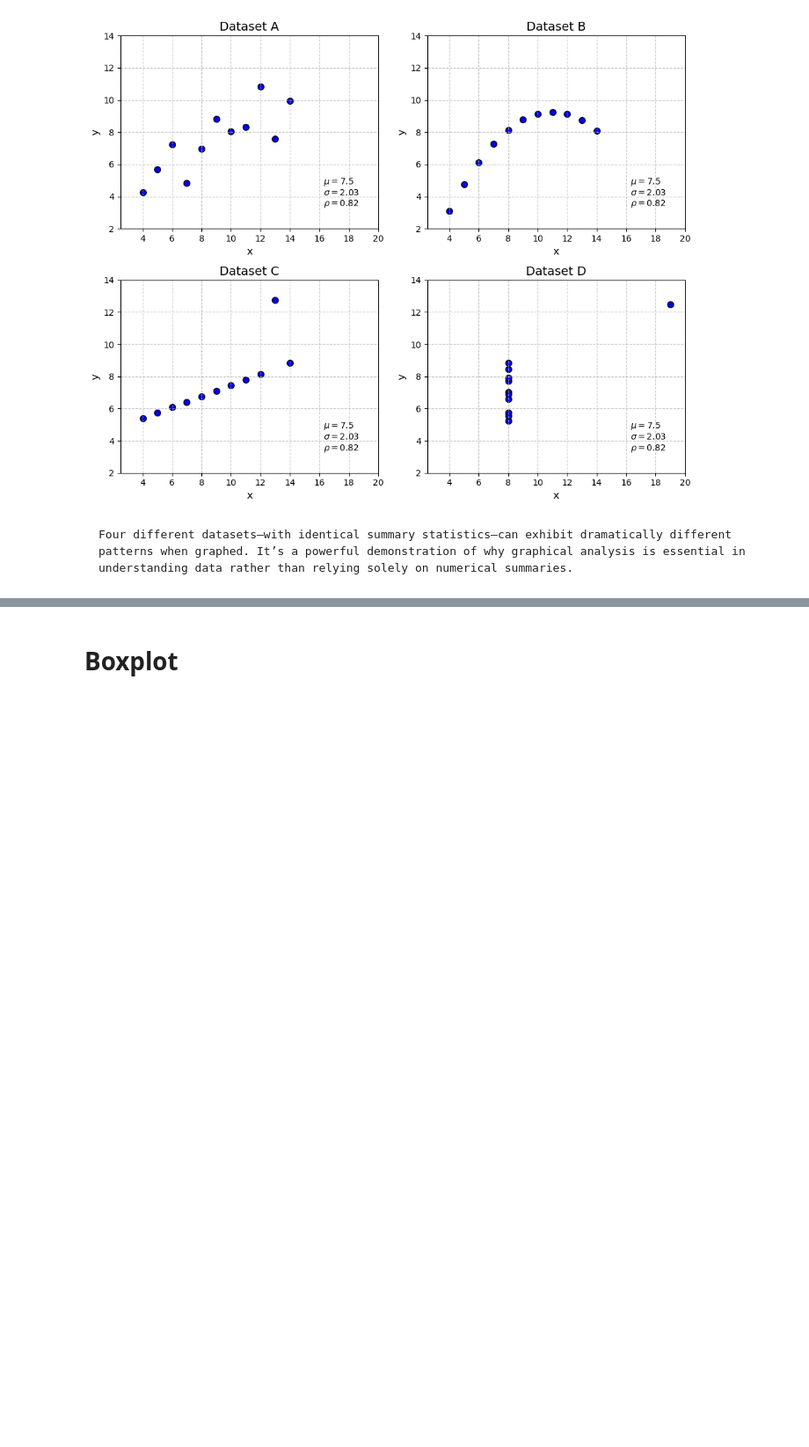
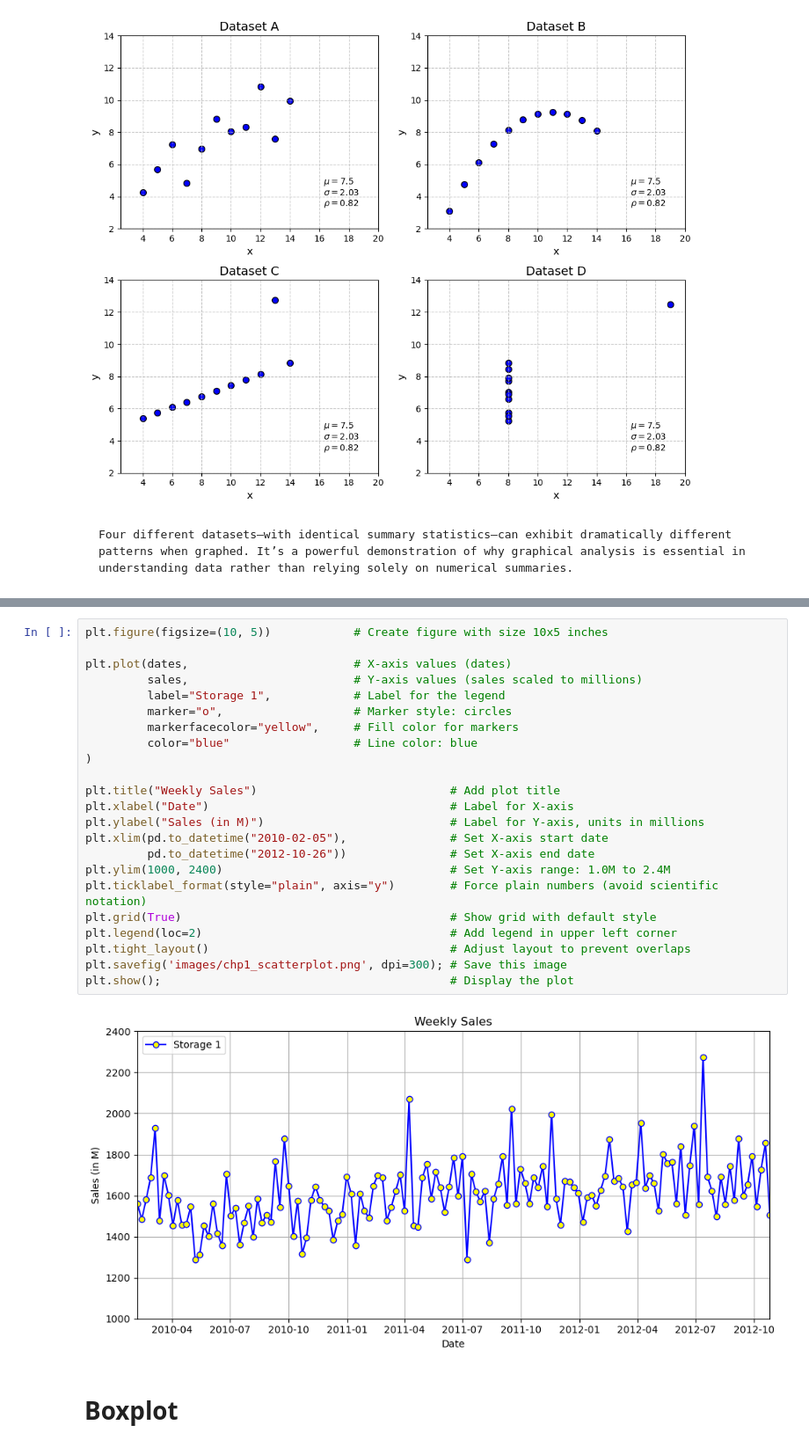
Before and after one commit to LeonardoSMSoares/Practical-Notes-from-a-Data-Analyst, a Jupyter notebook: PNDA 01 - Statistical Decision Map - Part A.ipynb, the cells around one changed output, grey strips where cells are left out. Shown at 88% size. Drawn from its saved outputs; the diff is of its cells as text; blank space fills up the shorter version.

```diff
--- a/PNDA 01 - Statistical Decision Map - Part A.ipynb
+++ b/PNDA 01 - Statistical Decision Map - Part A.ipynb
@@ -118,3 +156,28 @@ plt.show();                                                   # Show the plot
+# %%
+plt.figure(figsize=(10, 5))            # Create figure with size 10x5 inches
+
+plt.plot(dates,                        # X-axis values (dates)
+         sales,                        # Y-axis values (sales scaled to millions)
+         label="Storage 1",            # Label for the legend
+         marker="o",                   # Marker style: circles
+         markerfacecolor="yellow",     # Fill color for markers
+         color="blue"                  # Line color: blue
+)
+
+plt.title("Weekly Sales")                            # Add plot title
+plt.xlabel("Date")                                   # Label for X-axis
+plt.ylabel("Sales (in M)")                           # Label for Y-axis, units in millions
+plt.xlim(pd.to_datetime("2010-02-05"),               # Set X-axis start date
+         pd.to_datetime("2012-10-26"))               # Set X-axis end date
+plt.ylim(1000, 2400)                                 # Set Y-axis range: 1.0M to 2.4M
+plt.ticklabel_format(style="plain", axis="y")        # Force plain numbers (avoid scientific notation)
+plt.grid(True)                                       # Show grid with default style
+plt.legend(loc=2)                                    # Add legend in upper left corner
+plt.tight_layout()                                   # Adjust layout to prevent overlaps
+plt.savefig('images/chp1_scatterplot.png', dpi=300); # Save this image
+plt.show();                                          # Display the plot
+# %% [output]
+[figure, added]
 # %% [markdown]
 # Boxplot
 # %%
```
Also changed, not shown: parts of 2 cells of this notebook, 4 other files.
